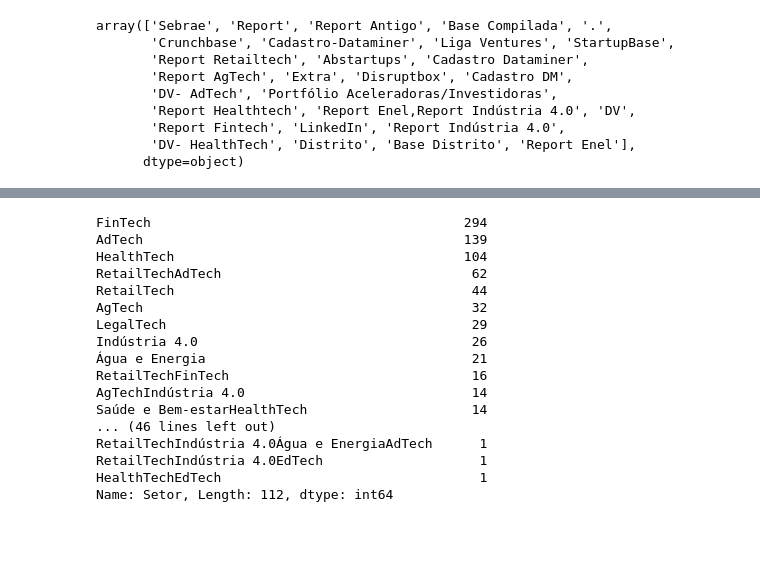
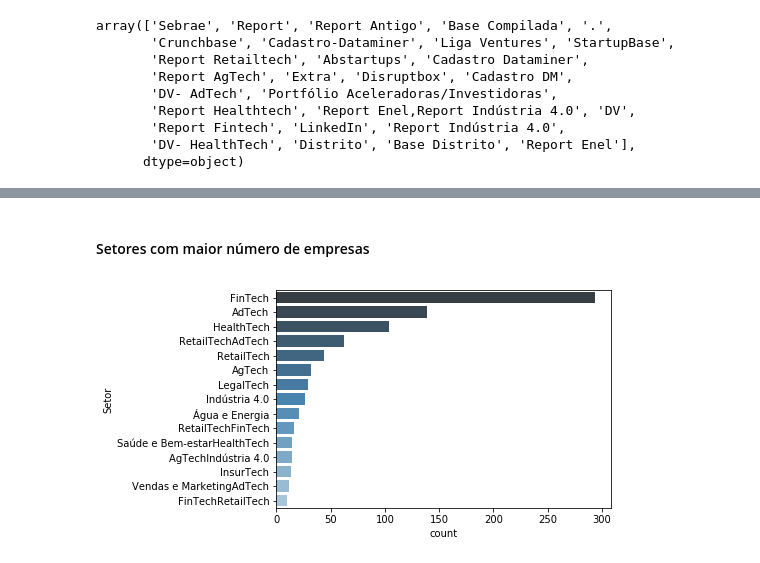
Before and after one commit to lucas-reism/Distrito-analitycs, a Jupyter notebook: Distrito.ipynb, the cells around one changed output, grey strips where cells are left out. Drawn from its saved outputs; the diff is of its cells as text; code cells hidden in the pictures; blank space fills up the shorter version.

```diff
--- a/Distrito.ipynb
+++ b/Distrito.ipynb
@@ -145,21 +148,8 @@ Poderiamos separar as categorias de empresas que tem mais de uma categoria, mas
+# %% [markdown]
+#### Setores com maior número de empresas
 # %%
 data['Setor'] = data['Setor'].str.replace(",","").astype(object)
 data['Setor'].value_counts()
+ax = sns.countplot(y='Setor', data=data, order = data['Setor'].value_counts()[:15].index, palette = 'Blues_d')
 # %% [output]
-FinTech                                        294
-AdTech                                         139
-HealthTech                                     104
-RetailTechAdTech                                62
-RetailTech                                      44
-AgTech                                          32
-LegalTech                                       29
-Indústria 4.0                                   26
-Água e Energia                                  21
-RetailTechFinTech                               16
-AgTechIndústria 4.0                             14
-Saúde e Bem-estarHealthTech                     14
-... (46 lines left out)
-RetailTechIndústria 4.0Água e EnergiaAdTech      1
-RetailTechIndústria 4.0EdTech                    1
-HealthTechEdTech                                 1
-Name: Setor, Length: 112, dtype: int64
+[figure, added]
```
Also changed, not shown: parts of 59 cells of this notebook.
